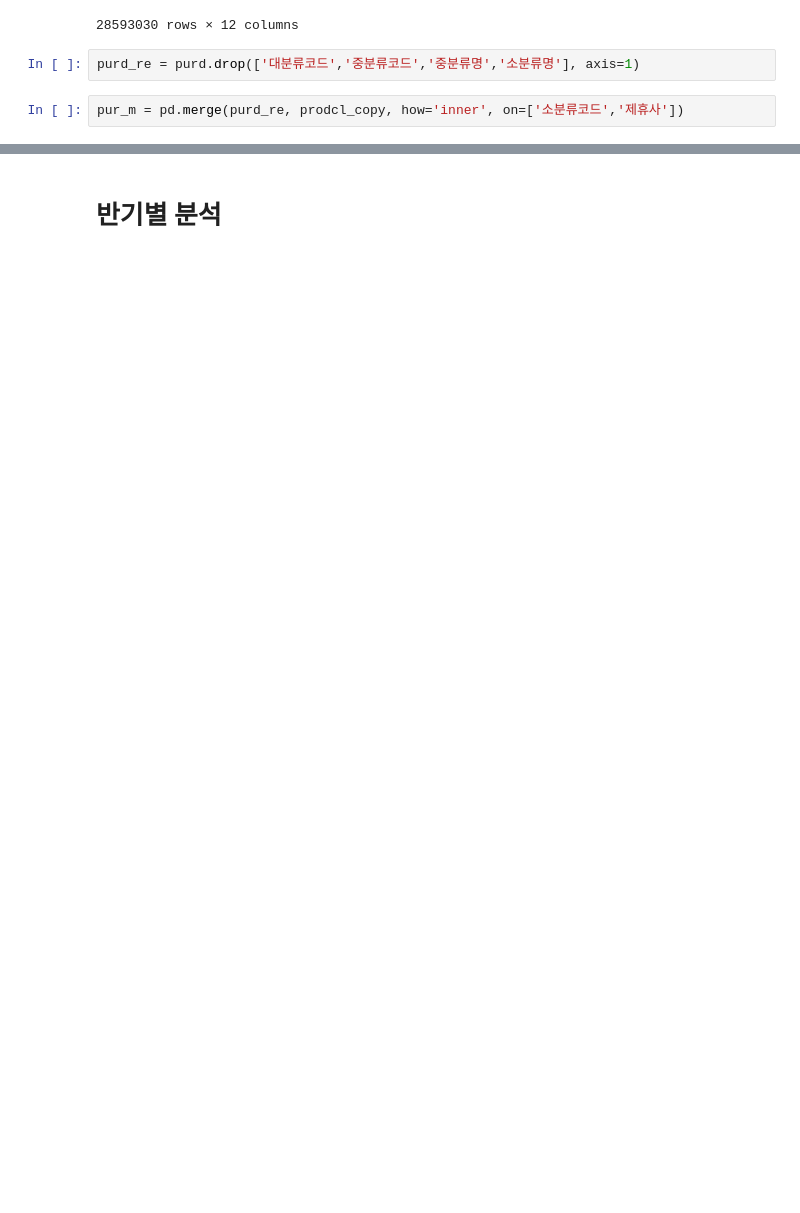
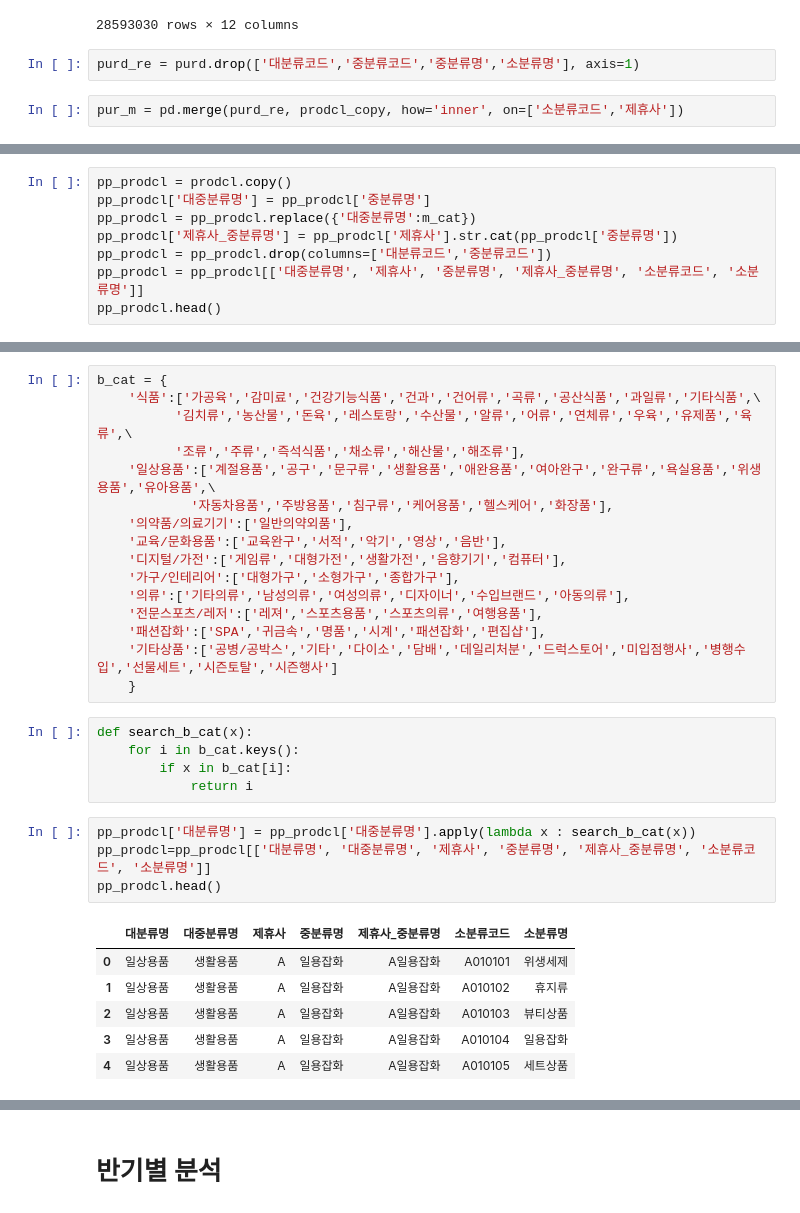
Before and after one commit to PKLH/cakd_LP, a Jupyter notebook: WorkSpace/Lee/EDA_sangyun.ipynb, the cells around one changed output, grey strips where cells are left out. Cells and saved outputs as stored; diff of their text form; blank space fills up the shorter version.

```diff
--- a/WorkSpace/Lee/EDA_sangyun.ipynb
+++ b/WorkSpace/Lee/EDA_sangyun.ipynb
@@ -1848,0 +2675,8 @@ pur_m = pd.merge(purd_re, prodcl_copy, how='inner', on=['소분류코드','제
+# %%
+pp_prodcl = prodcl.copy()
+pp_prodcl['대중분류명'] = pp_prodcl['중분류명']
+pp_prodcl = pp_prodcl.replace({'대중분류명':m_cat})
+pp_prodcl['제휴사_중분류명'] = pp_prodcl['제휴사'].str.cat(pp_prodcl['중분류명'])
+pp_prodcl = pp_prodcl.drop(columns=['대분류코드','중분류코드'])
+pp_prodcl = pp_prodcl[['대중분류명', '제휴사', '중분류명', '제휴사_중분류명', '소분류코드', '소분류명']]
+pp_prodcl.head()
@@ -1848,0 +2690,32 @@ pur_m = pd.merge(purd_re, prodcl_copy, how='inner', on=['소분류코드','제
+# %%
+b_cat = {
+    '식품':['가공육','감미료','건강기능식품','건과','건어류','곡류','공산식품','과일류','기타식품',\
+          '김치류','농산물','돈육','레스토랑','수산물','알류','어류','연체류','우육','유제품','육류',\
+          '조류','주류','즉석식품','채소류','해산물','해조류'],
+    '일상용품':['계절용품','공구','문구류','생활용품','애완용품','여아완구','완구류','욕실용품','위생용품','유아용품',\
+            '자동차용품','주방용품','침구류','케어용품','헬스케어','화장품'],
+    '의약품/의료기기':['일반의약외품'],
+    '교육/문화용품':['교육완구','서적','악기','영상','음반'],
+    '디지털/가전':['게임류','대형가전','생활가전','음향기기','컴퓨터'],
+    '가구/인테리어':['대형가구','소형가구','종합가구'],
+    '의류':['기타의류','남성의류','여성의류','디자이너','수입브랜드','아동의류'],
+    '전문스포츠/레저':['레져','스포츠용품','스포츠의류','여행용품'],
+    '패션잡화':['SPA','귀금속','명품','시계','패션잡화','편집샵'],
+    '기타상품':['공병/공박스','기타','다이소','담배','데일리처분','드럭스토어','미입점행사','병행수입','선물세트','시즌토탈','시즌행사']
+    }
+# %%
+def search_b_cat(x):
+    for i in b_cat.keys():
+        if x in b_cat[i]:
+            return i
+# %%
+pp_prodcl['대분류명'] = pp_prodcl['대중분류명'].apply(lambda x : search_b_cat(x))
+pp_prodcl=pp_prodcl[['대분류명', '대중분류명', '제휴사', '중분류명', '제휴사_중분류명', '소분류코드', '소분류명']]
+pp_prodcl.head()
+# %% [output]
+|  | 대분류명 | 대중분류명 | 제휴사 | 중분류명 | 제휴사_중분류명 | 소분류코드 | 소분류명 |
+| 0 | 일상용품 | 생활용품 | A | 일용잡화 | A일용잡화 | A010101 | 위생세제 |
+| 1 | 일상용품 | 생활용품 | A | 일용잡화 | A일용잡화 | A010102 | 휴지류 |
+| 2 | 일상용품 | 생활용품 | A | 일용잡화 | A일용잡화 | A010103 | 뷰티상품 |
+| 3 | 일상용품 | 생활용품 | A | 일용잡화 | A일용잡화 | A010104 | 일용잡화 |
+| 4 | 일상용품 | 생활용품 | A | 일용잡화 | A일용잡화 | A010105 | 세트상품 |
```
Also changed, not shown: parts of 97 cells of this notebook, 4 other files.
